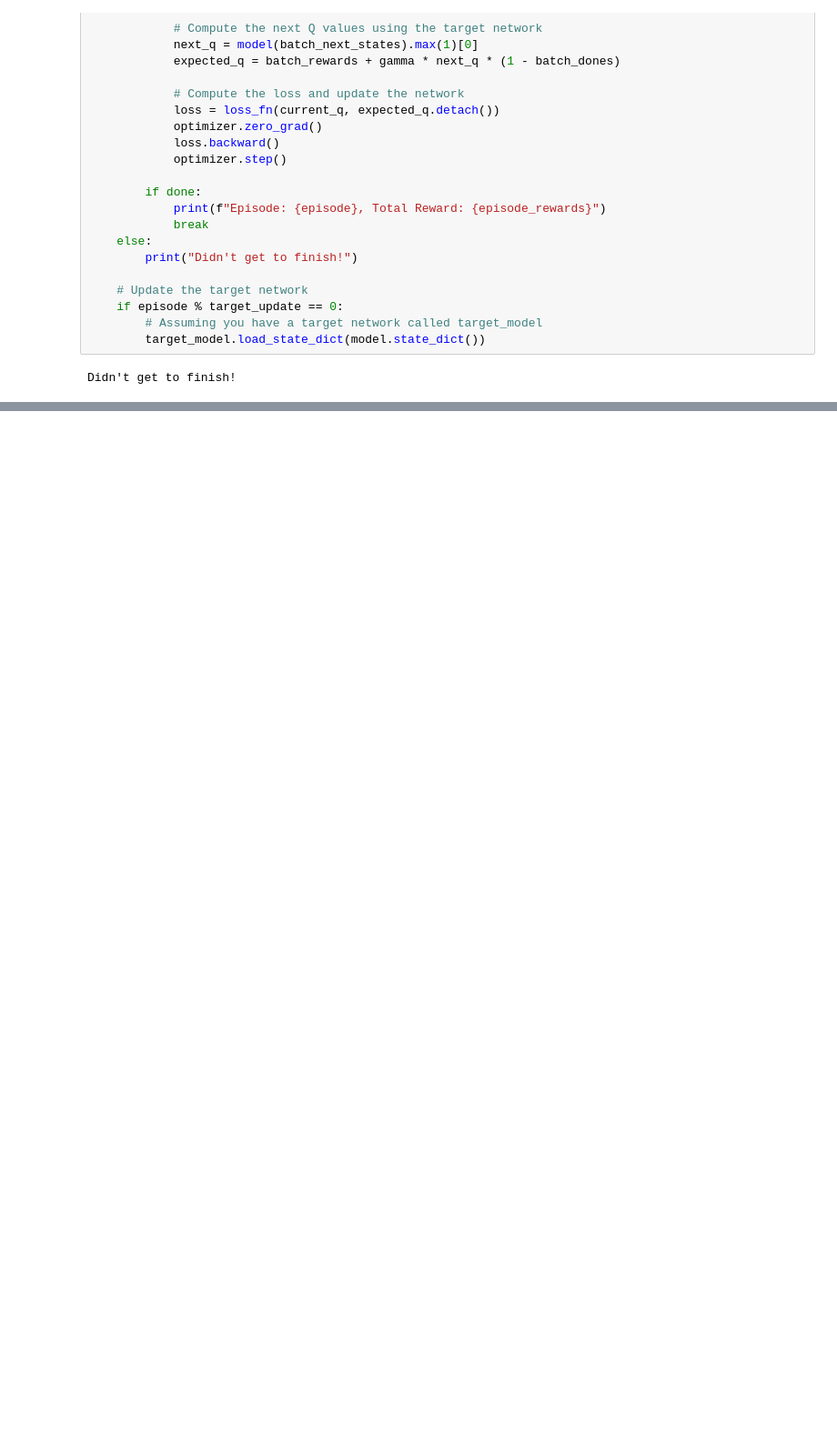
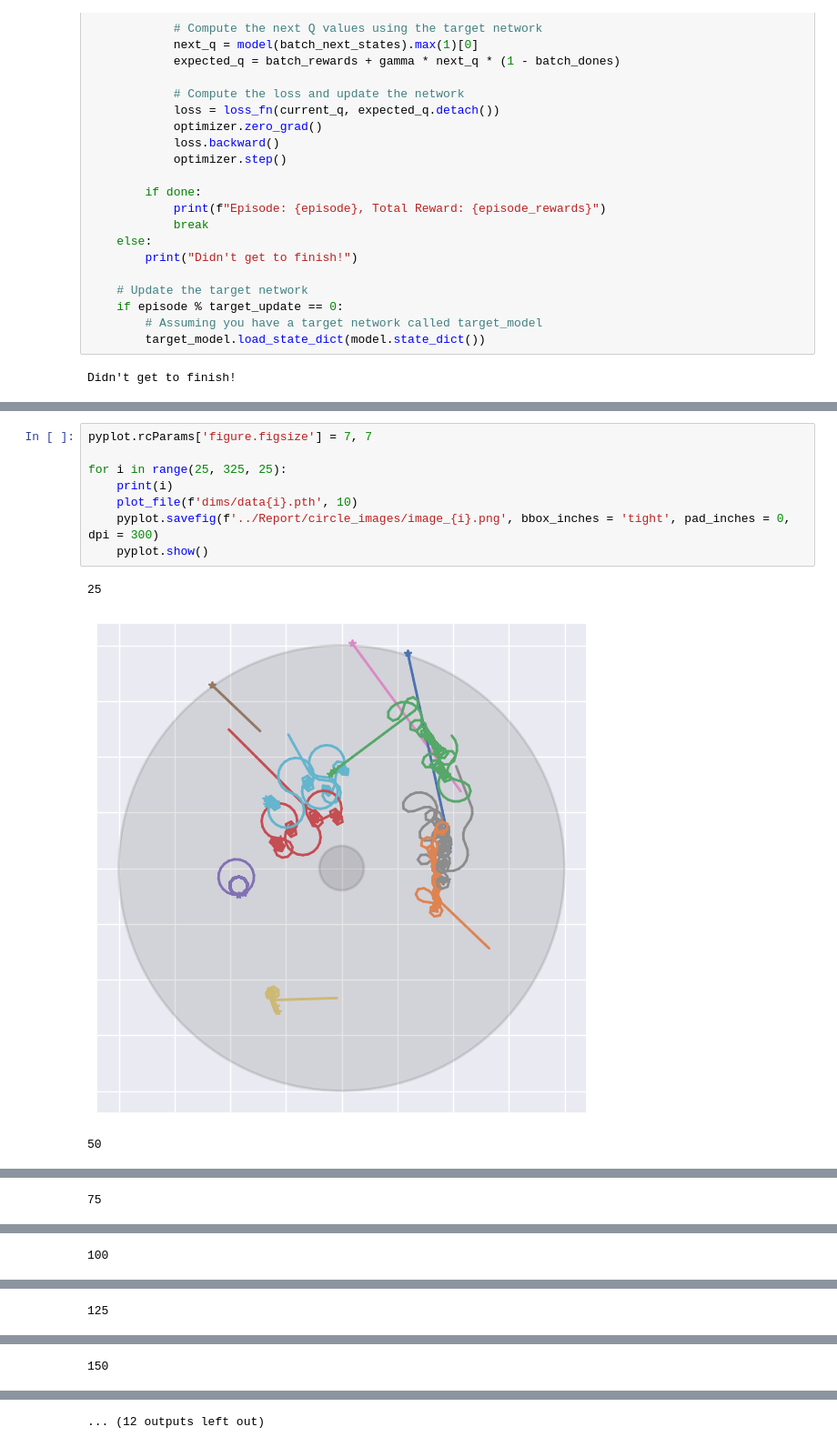
Before and after one commit to mfixman/ai-reinforcement, a Jupyter notebook: Task 2/Attempts.ipynb, the cells around one changed output, grey strips where cells are left out. Shown at 91% size. Saved outputs shown, nothing was run; the diff lists cells and outputs as text; blank space fills up the shorter version.

```diff
--- a/Task 2/Attempts.ipynb
+++ b/Task 2/Attempts.ipynb
@@ -244,0 +315,12 @@ Didn't get to finish!
+# %%
+pyplot.rcParams['figure.figsize'] = 7, 7
+
+for i in range(25, 325, 25):
+    print(i)
+    plot_file(f'dims/data{i}.pth', 10)
+    pyplot.savefig(f'../Report/circle_images/image_{i}.png', bbox_inches = 'tight', pad_inches = 0, dpi = 300)
+    pyplot.show()
+# %% [output]
+25
+[figure, added]
+50
@@ -244,0 +328 @@ Didn't get to finish!
+75
@@ -244,0 +330 @@ Didn't get to finish!
+100
@@ -244,0 +332 @@ Didn't get to finish!
+125
@@ -244,0 +334 @@ Didn't get to finish!
+150
@@ -244,0 +336 @@ Didn't get to finish!
+... (12 outputs left out)
```
Also changed, not shown: parts of 8 cells of this notebook, 20 other files.
